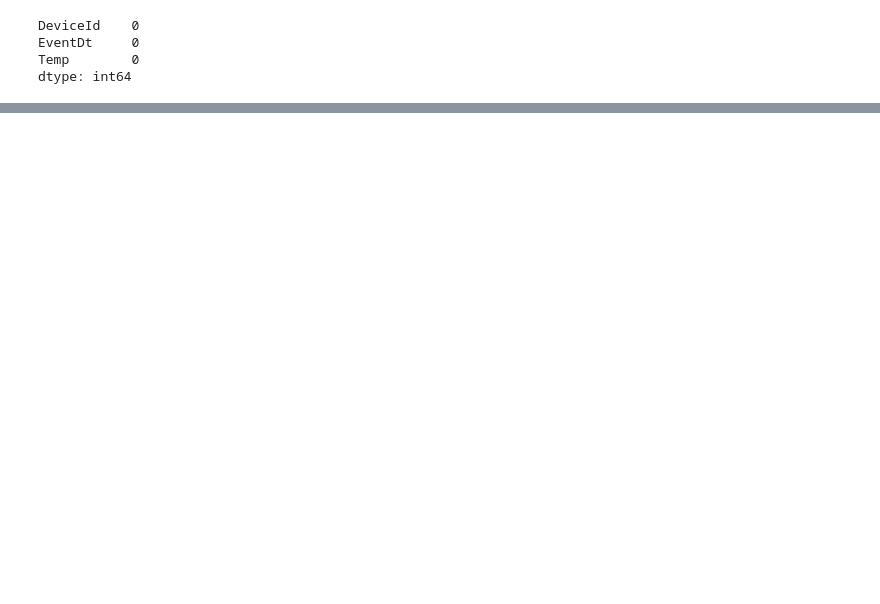
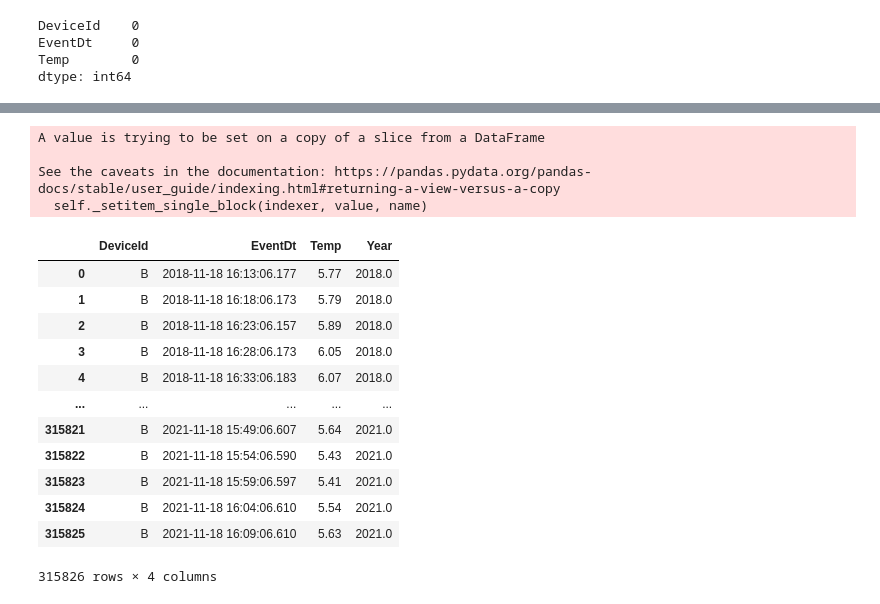
Before and after one commit to margja/SenseAnywhere, a Jupyter notebook: eda.ipynb, the cells around one changed output, grey strips where cells are left out. Cells and saved outputs as stored; diff of their text form; code cells hidden in the pictures; blank space fills up the shorter version.

```diff
--- a/eda.ipynb
+++ b/eda.ipynb
@@ -66,0 +63,29 @@ df_B_Split.plot(x="EventDt", y="Temp", title="Temperature over time")
+# %%
+df_B["Year"] = np.nan
+df_B["Year"].loc[(df_B['EventDt'] > "2018-01-01") & (df_B['EventDt'] <= "2018-12-31")] = 2018
+df_B["Year"].loc[(df_B['EventDt'] > "2019-01-01") & (df_B['EventDt'] <= "2019-12-31")] = 2019
+df_B["Year"].loc[(df_B['EventDt'] > "2020-01-01") & (df_B['EventDt'] <= "2020-12-31")] = 2020
+df_B["Year"].loc[(df_B['EventDt'] > "2021-01-01") & (df_B['EventDt'] <= "2021-12-31")] = 2021
+
+#df_B["Year"] = df_B_jaar1.fillna("2018")
+
+
+df_B
+# %% [output]
+A value is trying to be set on a copy of a slice from a DataFrame
+
+See the caveats in the documentation: https://pandas.pydata.org/pandas-docs/stable/user_guide/indexing.html#returning-a-view-versus-a-copy
+  self._setitem_single_block(indexer, value, name)
+|  | DeviceId | EventDt | Temp | Year |
+| 0 | B | 2018-11-18 16:13:06.177 | 5.77 | 2018.0 |
+| 1 | B | 2018-11-18 16:18:06.173 | 5.79 | 2018.0 |
+| 2 | B | 2018-11-18 16:23:06.157 | 5.89 | 2018.0 |
+| 3 | B | 2018-11-18 16:28:06.173 | 6.05 | 2018.0 |
+| 4 | B | 2018-11-18 16:33:06.183 | 6.07 | 2018.0 |
+| ... | ... | ... | ... | ... |
+| 315821 | B | 2021-11-18 15:49:06.607 | 5.64 | 2021.0 |
+| 315822 | B | 2021-11-18 15:54:06.590 | 5.43 | 2021.0 |
+| 315823 | B | 2021-11-18 15:59:06.597 | 5.41 | 2021.0 |
+| 315824 | B | 2021-11-18 16:04:06.610 | 5.54 | 2021.0 |
+| 315825 | B | 2021-11-18 16:09:06.610 | 5.63 | 2021.0 |
+315826 rows × 4 columns
```
Also changed, not shown: parts of 10 cells of this notebook.
